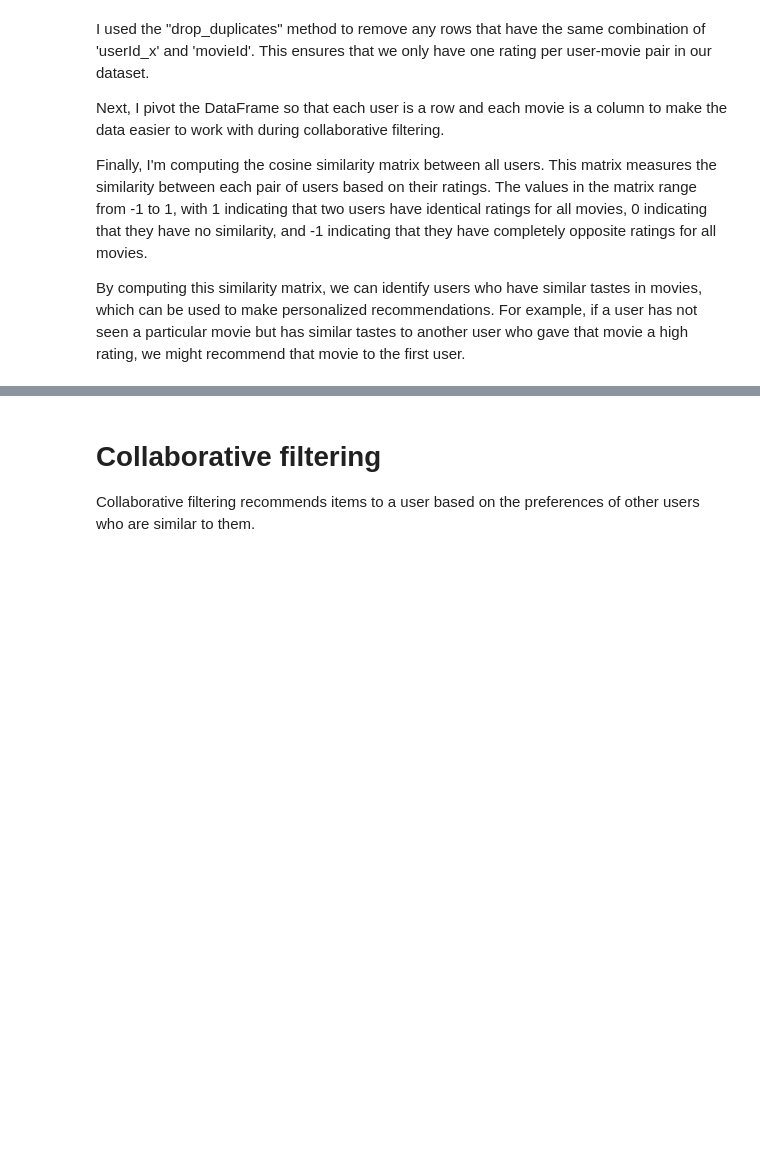
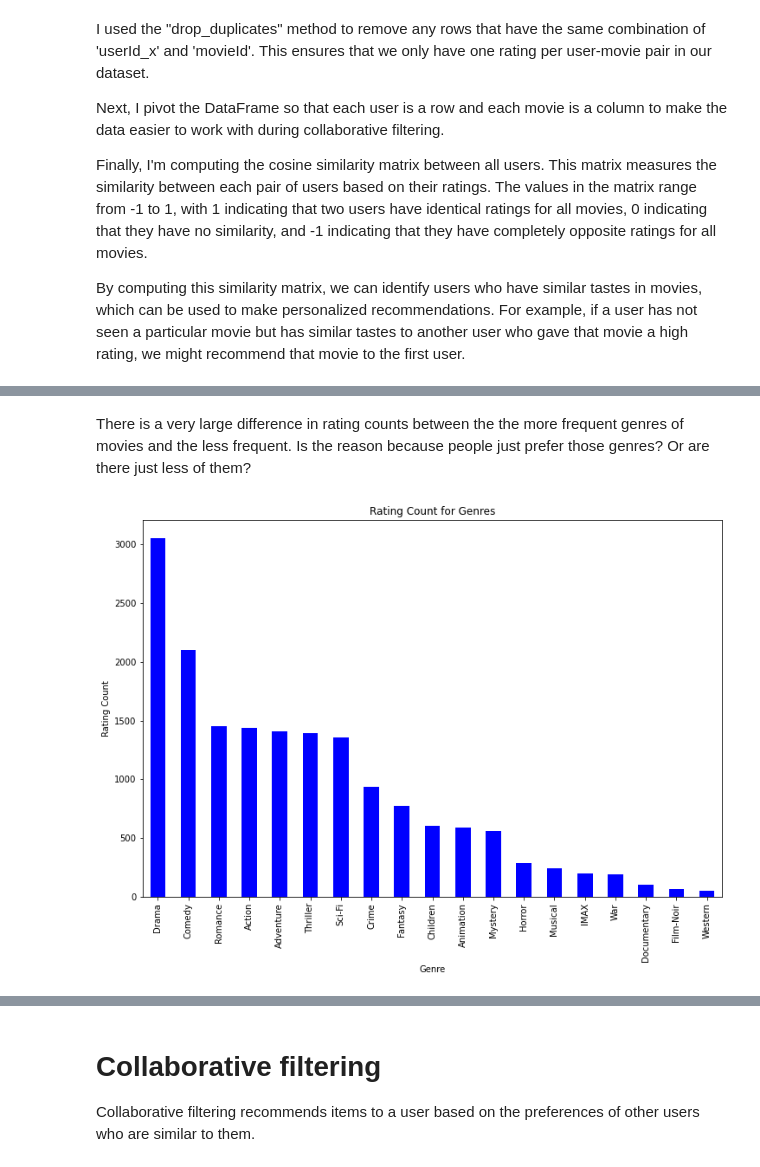
Before and after one commit to MichalOst3389/Movie-Recommendation-system, a Jupyter notebook: Untitled.ipynb, the cells around one changed output, grey strips where cells are left out. Saved outputs shown, nothing was run; the diff lists cells and outputs as text; code cells hidden in the pictures; blank space fills up the shorter version.

```diff
--- a/Untitled.ipynb
+++ b/Untitled.ipynb
@@ -136,5 +138,7 @@ By computing this similarity matrix, we can identify users who have similar tast
 # %%
 #changing column name to user_id from userId_x
 merged_df = merged_df.rename(columns={'userId_x': 'user_id'})
-
+#  renames the timestamp_x column to time_stamp
 merged_df = merged_df.rename(columns={'timestamp_x': 'time_stamp'})
+# This code filters the merged_df DataFrame to only include rows where the genres column is not equal to '(no genres listed)'
+merged_df = merged_df[merged_df['genres'] != '(no genres listed)']
@@ -156,0 +172,33 @@ merged_df
+# %% [markdown]
+There is a very large difference in rating counts between the the more frequent genres of movies and the less frequent.
+Is the reason because people just prefer those genres? Or are there just less of them?
+# %%
+# Split the genres column into separate rows and count the number of occurrences of each genre
+genre_ratings_count = merged_df['genres'].str.split('|', expand=True).stack().reset_index(level=1, drop=True).to_frame('genre').reset_index(drop=True)
+genre_ratings_count = genre_ratings_count.merge(merged_df[['rating']], left_index=True, right_index=True)
+
+# Group the genre_ratings_count DataFrame by genre and calculate the mean and count of ratings for each genre
+genre_ratings_count = genre_ratings_count.groupby('genre')['rating'].agg(['mean', 'count']).reset_index()
+
+# Sort the genre_ratings_count DataFrame by the count of ratings in ascending order
+genre_ratings_count = genre_ratings_count.sort_values('count', ascending=False)
+
+# Create a vertical bar graph using the plot() method of the genre_ratings_count DataFrame
+genre_ratings_count.plot(kind='bar', x='genre', y='count', color='blue', figsize=(12,8))
+
+# Set the label for the horizontal axis
+plt.xlabel('Genre')
+
+# Set the label for the vertical axis
+plt.ylabel('Rating Count')
+
+# Set the title of the graph
+plt.title('Rating Count for Genres')
+
+# Remove the legend
+plt.legend().remove()
+
+# Display the graph
+plt.show()
+# %% [output]
+[figure, added]
```
Also changed, not shown: parts of 26 cells of this notebook.
